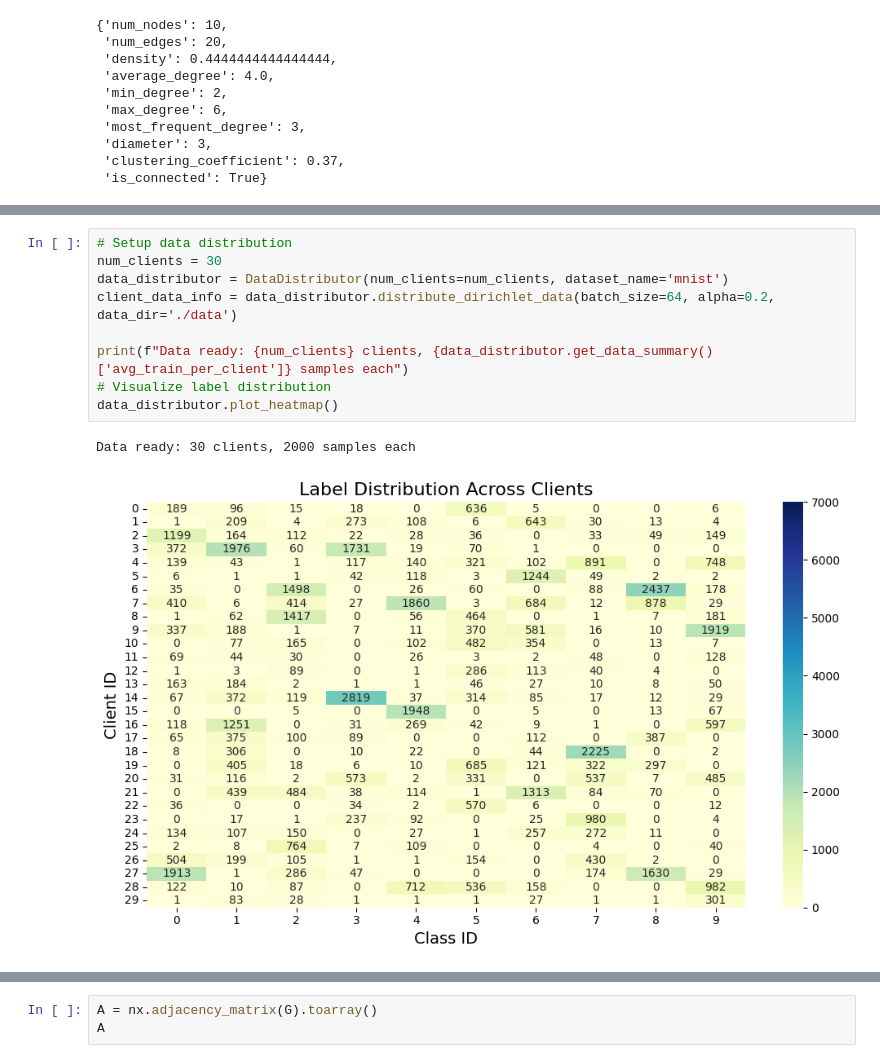
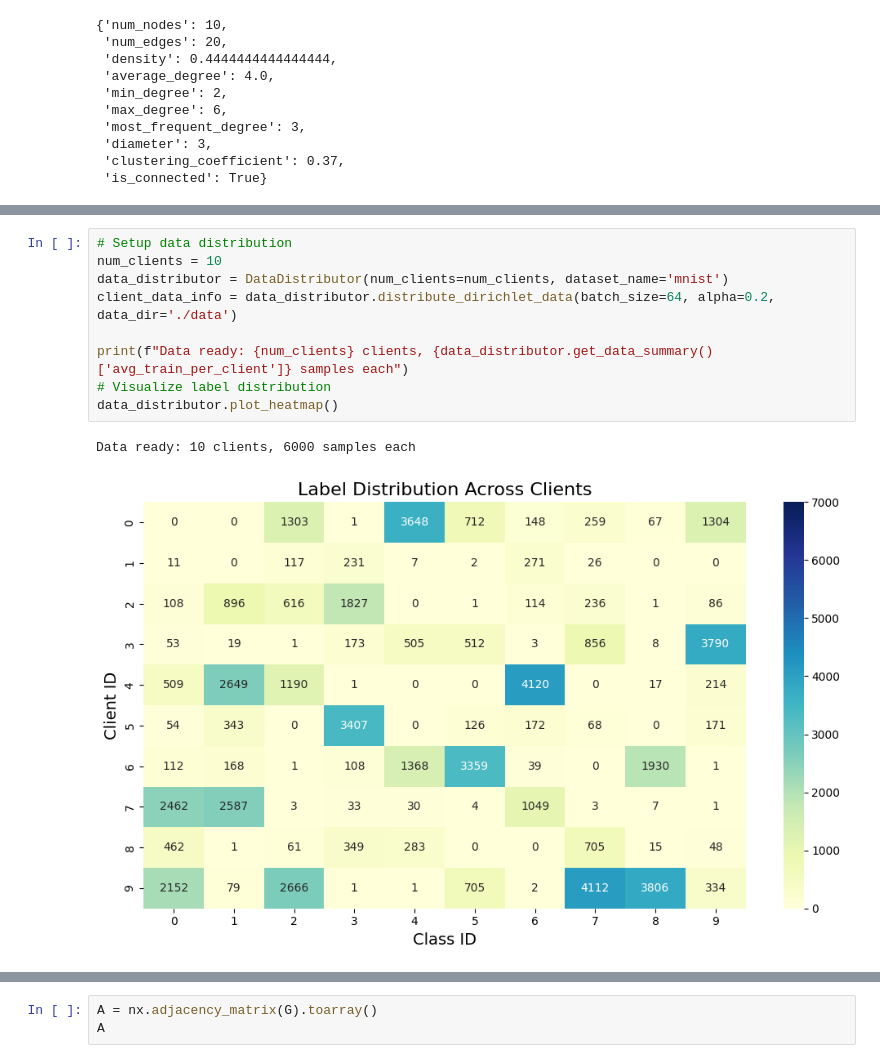
Before and after one commit to Bulbatronik/icsp-gfl, a Jupyter notebook: network.ipynb, the cells around one changed output, grey strips where cells are left out. Saved outputs shown, nothing was run; the diff lists cells and outputs as text.

```diff
--- a/network.ipynb
+++ b/network.ipynb
@@ -579,15 +60,15 @@ class DataDistributor:
 # %%
 # Setup data distribution
-num_clients = 30
+num_clients = 10
 data_distributor = DataDistributor(num_clients=num_clients, dataset_name='mnist')
 client_data_info = data_distributor.distribute_dirichlet_data(batch_size=64, alpha=0.2, data_dir='./data')
 
 print(f"Data ready: {num_clients} clients, {data_distributor.get_data_summary()['avg_train_per_client']} samples each")
 # Visualize label distribution
 data_distributor.plot_heatmap()
 # %% [output]
-Data ready: 30 clients, 2000 samples each
+Data ready: 10 clients, 6000 samples each
-[figure, old version]
+[figure, new version]
 # %%
 # Setup data distribution
 num_clients = 10
```
Also changed, not shown: parts of 17 cells of this notebook, 6 other files.
